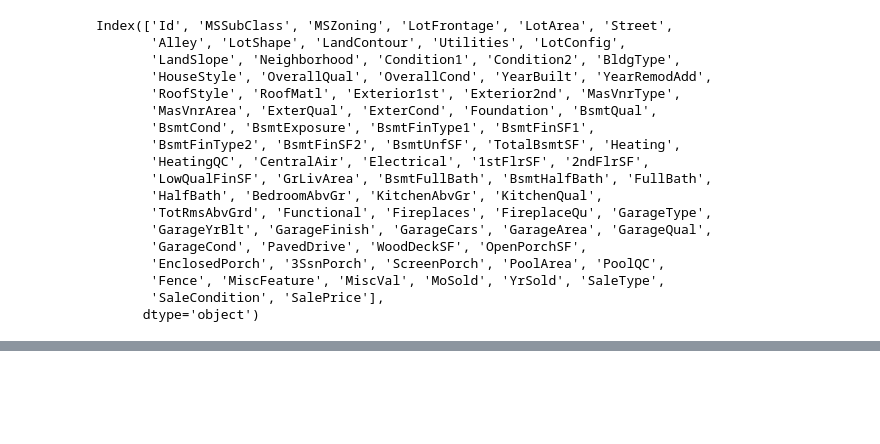
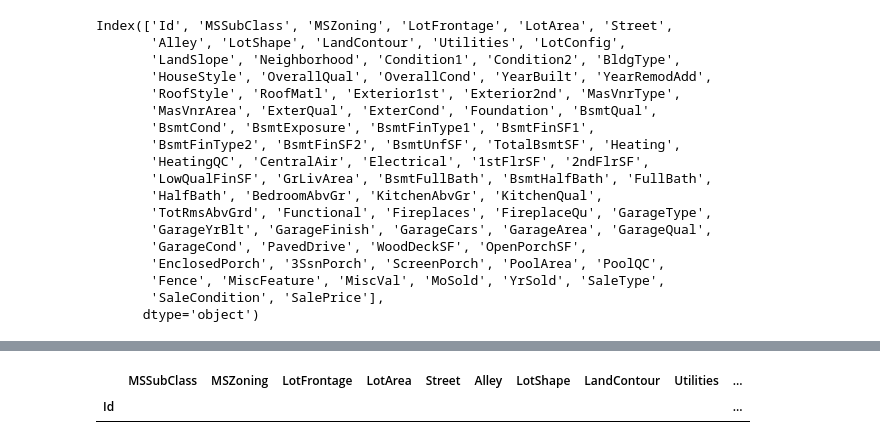
Before and after one commit to hayatrakab/springboard, a Jupyter notebook: springboardCapstone2/house_prices_advanced_regression.ipynb, the cells around one changed output, grey strips where cells are left out. Saved outputs shown, nothing was run; the diff lists cells and outputs as text; code cells hidden in the pictures; blank space fills up the shorter version.

```diff
--- a/springboardCapstone2/house_prices_advanced_regression.ipynb
+++ b/springboardCapstone2/house_prices_advanced_regression.ipynb
@@ -132,0 +208,5 @@ df[df['LotFrontage'].isnull()]
+# %%
+df[df.duplicated()== True]
+# %% [output]
+|  | MSSubClass | MSZoning | LotFrontage | LotArea | Street | Alley | LotShape | LandContour | Utilities | ... |
+| Id |  |  |  |  |  |  |  |  |  | ... |
```
Also changed, not shown: parts of 11 cells of this notebook.
